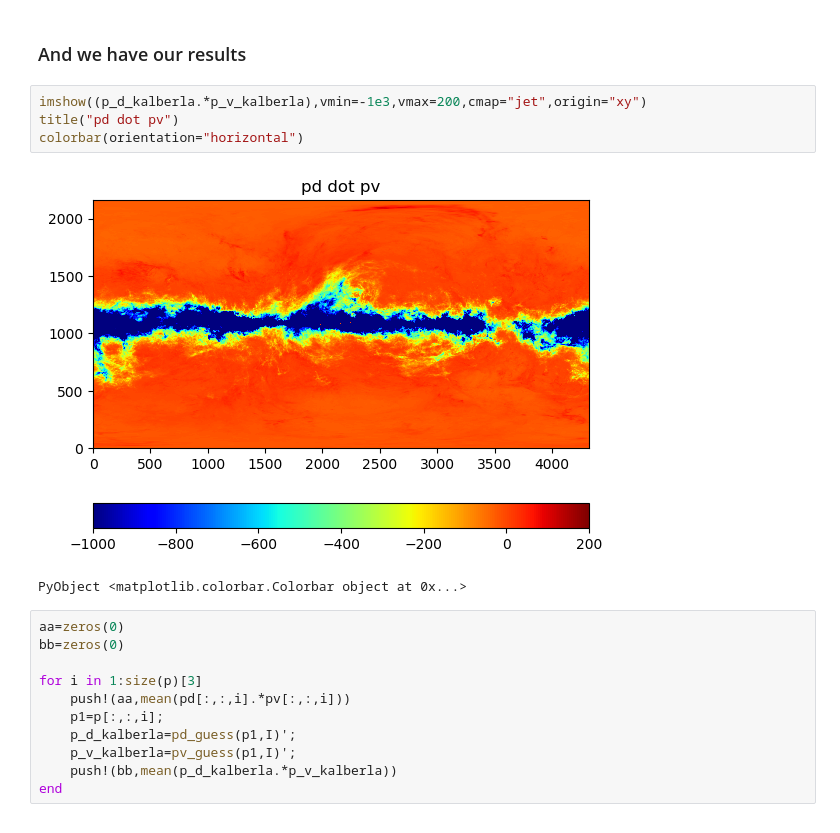
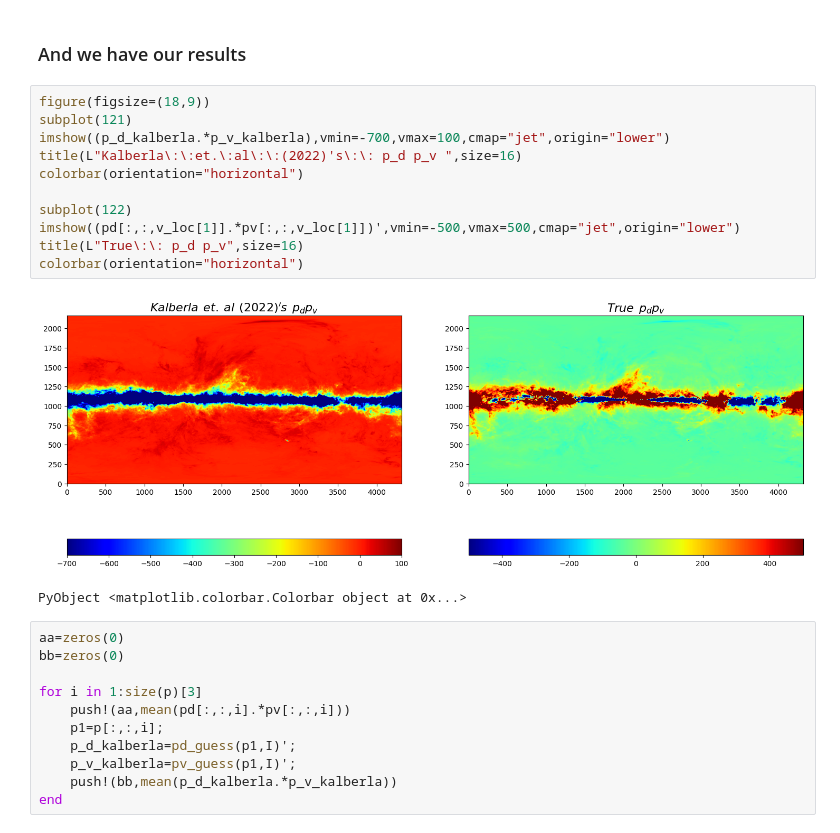
Before and after one commit to kyuen2/kalberla_2022, a Jupyter notebook: Kalberla_2022_workout.ipynb, the cells around one changed output. Cells and saved outputs as stored; diff of their text form.

```diff
--- a/Kalberla_2022_workout.ipynb
+++ b/Kalberla_2022_workout.ipynb
@@ -196,13 +210,20 @@ p_d_kalberla=pd_guess(p[:,:,v_loc[1]],I)';
 p_v_kalberla=pv_guess(p[:,:,v_loc[1]],I)';
 # %% [markdown]
 ### And we have our results
-# %%
-imshow((p_d_kalberla.*p_v_kalberla),vmin=-1e3,vmax=200,cmap="jet",origin="xy")
-title("pd dot pv")
-colorbar(orientation="horizontal")
-# %% [output]
-[figure, removed]
-PyObject <matplotlib.colorbar.Colorbar object at 0x...>
+# %%
+figure(figsize=(18,9))
+subplot(121)
+imshow((p_d_kalberla.*p_v_kalberla),vmin=-700,vmax=100,cmap="jet",origin="lower")
+title(L"Kalberla\:\:et.\:al\:\:(2022)'s\:\: p_d p_v ",size=16)
+colorbar(orientation="horizontal")
+
+subplot(122)
+imshow((pd[:,:,v_loc[1]].*pv[:,:,v_loc[1]])',vmin=-500,vmax=500,cmap="jet",origin="lower")
+title(L"True\:\: p_d p_v",size=16)
+colorbar(orientation="horizontal")
+# %% [output]
+[figure, added]
+PyObject <matplotlib.colorbar.Colorbar object at 0x...>
 # %%
 aa=zeros(0)
 bb=zeros(0)
```
Also changed, not shown: parts of 15 cells of this notebook.
